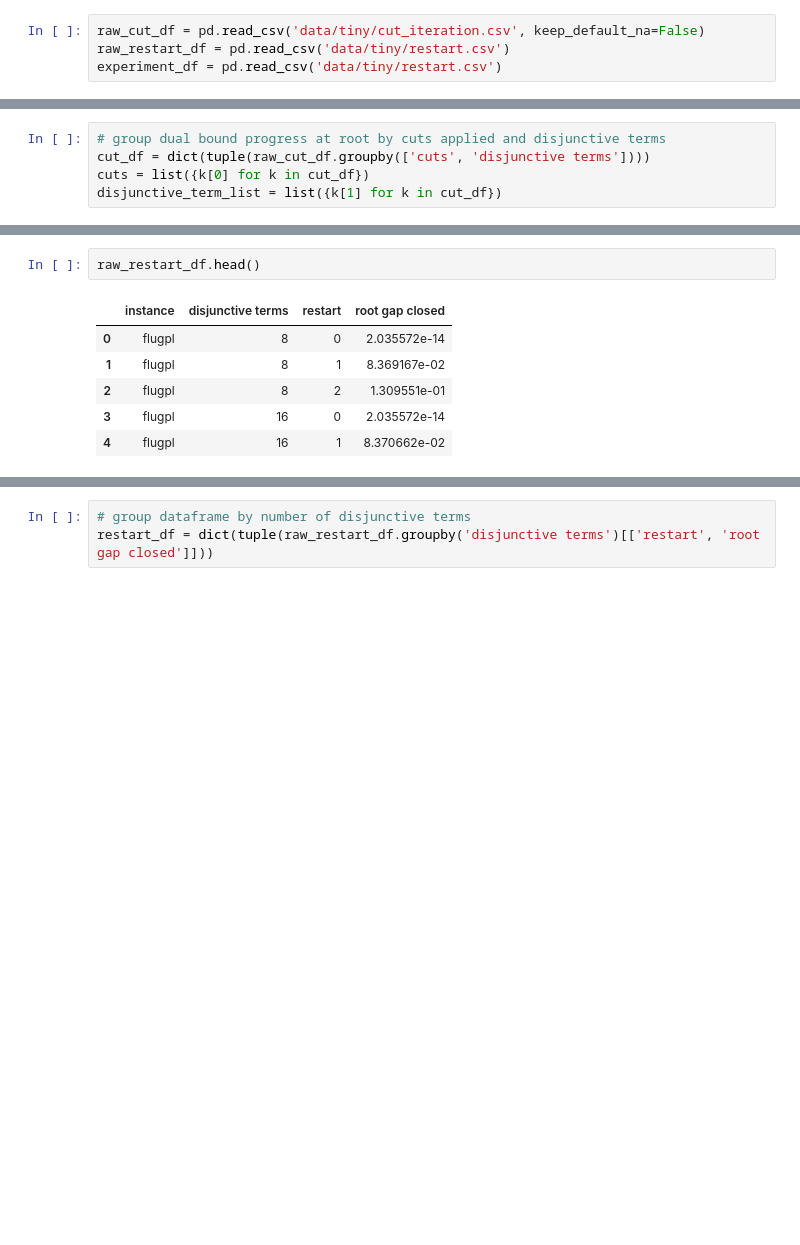
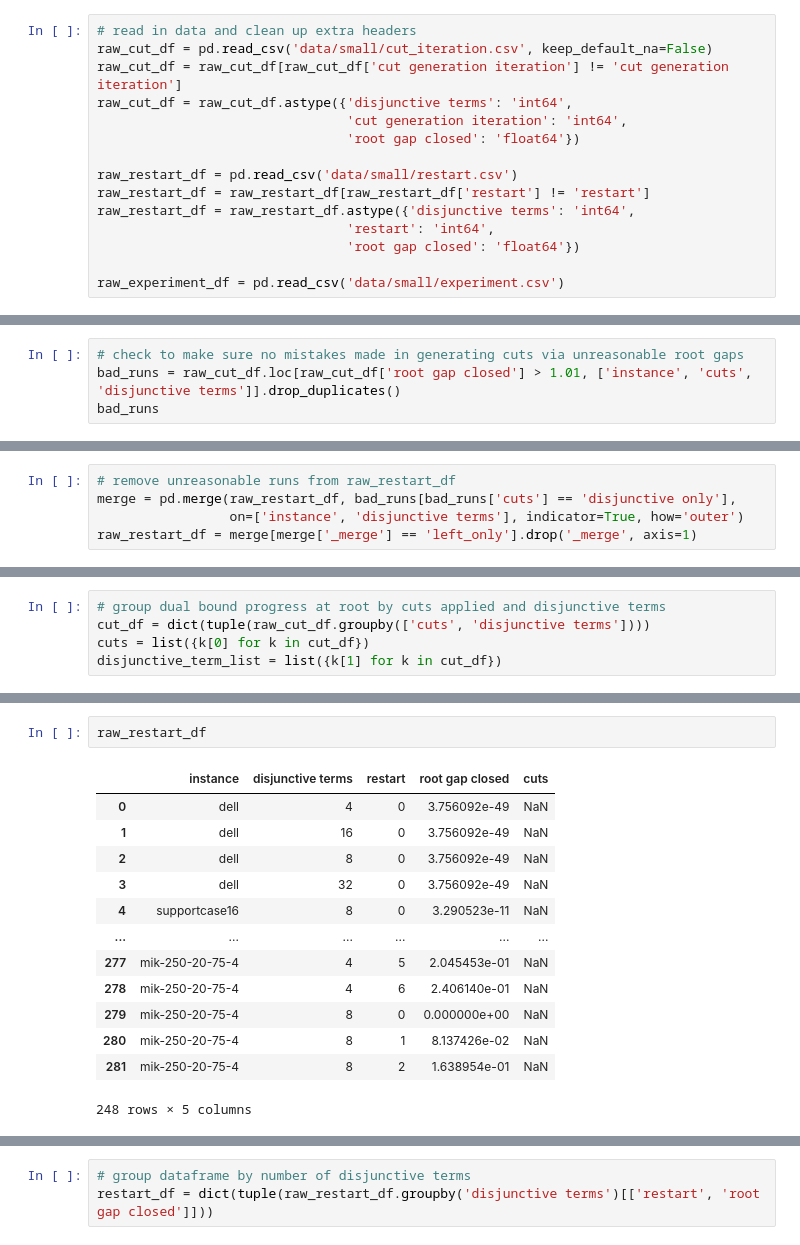
Before and after one commit to spkelle2/warm_starting_series_of_MILPs, a Jupyter notebook: experiments/graphs.ipynb, the cells around one changed output, grey strips where cells are left out. Saved outputs shown, nothing was run; the diff lists cells and outputs as text; blank space fills up the shorter version.

```diff
--- a/experiments/graphs.ipynb
+++ b/experiments/graphs.ipynb
@@ -11,4 +8,15 @@ import numpy as np
 # %%
-raw_cut_df = pd.read_csv('data/tiny/cut_iteration.csv', keep_default_na=False)
-raw_restart_df = pd.read_csv('data/tiny/restart.csv')
-experiment_df = pd.read_csv('data/tiny/restart.csv')
+# read in data and clean up extra headers
+raw_cut_df = pd.read_csv('data/small/cut_iteration.csv', keep_default_na=False)
+raw_cut_df = raw_cut_df[raw_cut_df['cut generation iteration'] != 'cut generation iteration']
+raw_cut_df = raw_cut_df.astype({'disjunctive terms': 'int64',
+                                'cut generation iteration': 'int64',
+                                'root gap closed': 'float64'})
+
+raw_restart_df = pd.read_csv('data/small/restart.csv')
+raw_restart_df = raw_restart_df[raw_restart_df['restart'] != 'restart']
+raw_restart_df = raw_restart_df.astype({'disjunctive terms': 'int64',
+                                'restart': 'int64',
+                                'root gap closed': 'float64'})
+
+raw_experiment_df = pd.read_csv('data/small/experiment.csv')
@@ -14,0 +86,4 @@ experiment_df = pd.read_csv('data/tiny/restart.csv')
+# %%
+# check to make sure no mistakes made in generating cuts via unreasonable root gaps
+bad_runs = raw_cut_df.loc[raw_cut_df['root gap closed'] > 1.01, ['instance', 'cuts', 'disjunctive terms']].drop_duplicates()
+bad_runs
@@ -30,0 +105,5 @@ raw_cut_df
+# %%
+# remove unreasonable runs from raw_restart_df
+merge = pd.merge(raw_restart_df, bad_runs[bad_runs['cuts'] == 'disjunctive only'],
+                 on=['instance', 'disjunctive terms'], indicator=True, how='outer')
+raw_restart_df = merge[merge['_merge'] == 'left_only'].drop('_merge', axis=1)
@@ -78,9 +163,16 @@ for disjunctive_terms in disjunctive_term_list:
 # %%
-raw_restart_df.head()
+raw_restart_df
 # %% [output]
-|  | instance | disjunctive terms | restart | root gap closed |
-| 0 | flugpl | 8 | 0 | 2.035572e-14 |
-| 1 | flugpl | 8 | 1 | 8.369167e-02 |
-| 2 | flugpl | 8 | 2 | 1.309551e-01 |
-| 3 | flugpl | 16 | 0 | 2.035572e-14 |
-| 4 | flugpl | 16 | 1 | 8.370662e-02 |
+|  | instance | disjunctive terms | restart | root gap closed | cuts |
+| 0 | dell | 4 | 0 | 3.756092e-49 | NaN |
+| 1 | dell | 16 | 0 | 3.756092e-49 | NaN |
+| 2 | dell | 8 | 0 | 3.756092e-49 | NaN |
+| 3 | dell | 32 | 0 | 3.756092e-49 | NaN |
+| 4 | supportcase16 | 8 | 0 | 3.290523e-11 | NaN |
+| ... | ... | ... | ... | ... | ... |
+| 277 | mik-250-20-75-4 | 4 | 5 | 2.045453e-01 | NaN |
+| 278 | mik-250-20-75-4 | 4 | 6 | 2.406140e-01 | NaN |
+| 279 | mik-250-20-75-4 | 8 | 0 | 0.000000e+00 | NaN |
+| 280 | mik-250-20-75-4 | 8 | 1 | 8.137426e-02 | NaN |
+| 281 | mik-250-20-75-4 | 8 | 2 | 1.638954e-01 | NaN |
+248 rows × 5 columns
```
Also changed, not shown: parts of 18 cells of this notebook, 3 other files.
